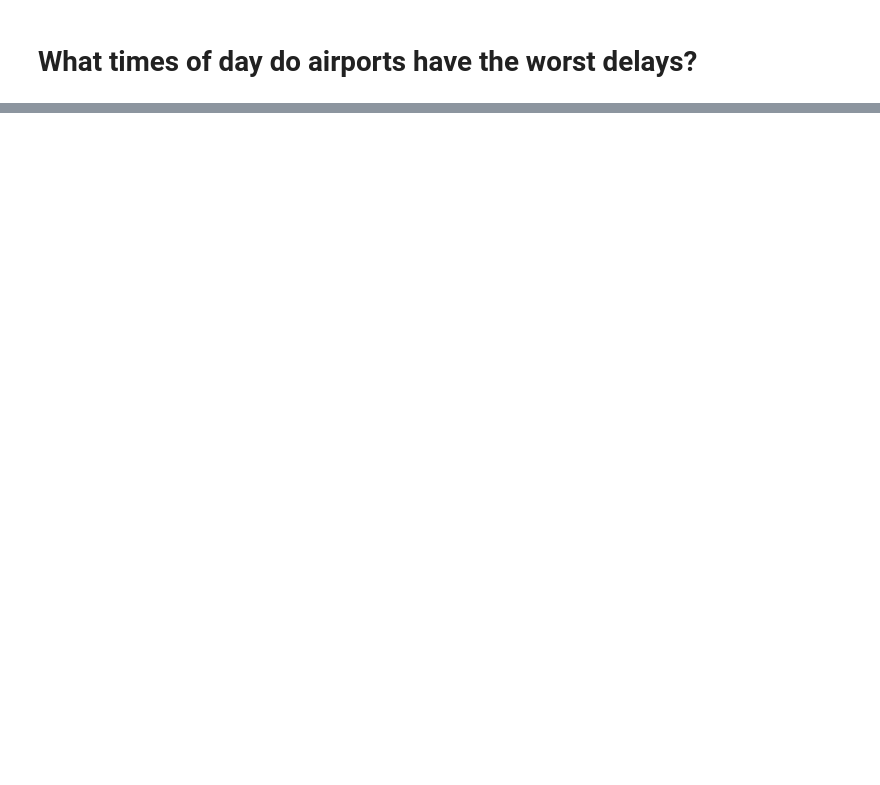
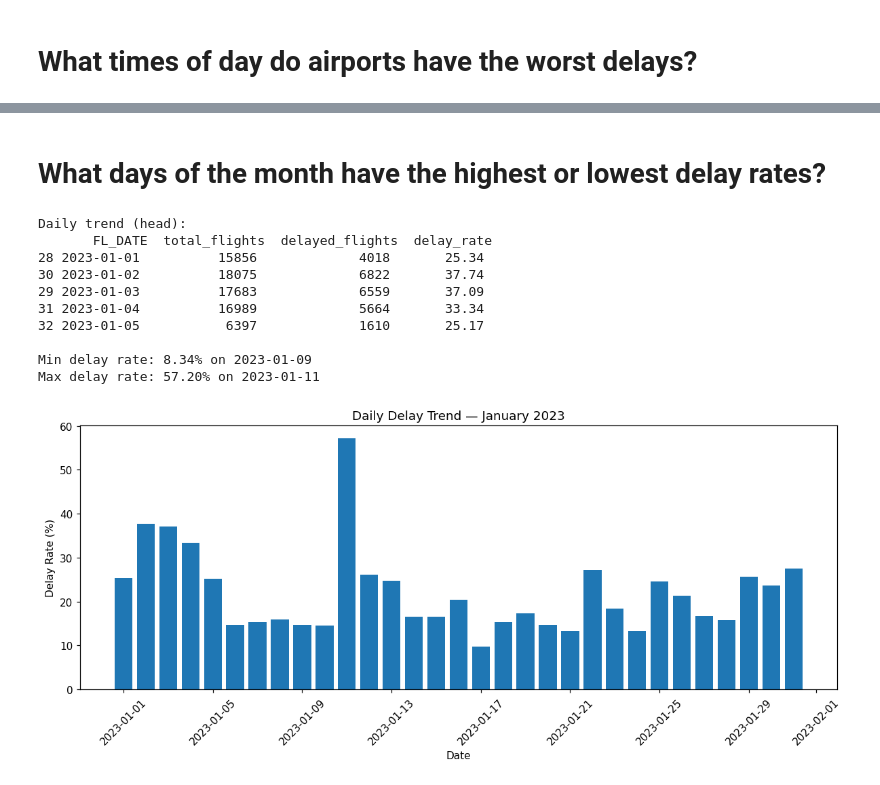
Before and after one commit to geoffreycloud/Flight-Delay-Prediction-Using-Apache-Spark, a Jupyter notebook: notebooks/eda.ipynb, the cells around one changed output, grey strips where cells are left out. Cells and saved outputs as stored; diff of their text form; code cells hidden in the pictures; blank space fills up the shorter version.

```diff
--- a/notebooks/eda.ipynb
+++ b/notebooks/eda.ipynb
@@ -163,0 +149,29 @@ df_flags.agg(
+# %% [markdown]
+# What days of the month have the highest or lowest delay rates?
+# %%
+# Daily trend
+daily = load_daily_trend()
+print("\nDaily trend (head):\n", daily.head())
+print(f"\nMin delay rate: {daily['delay_rate'].min():.2f}% on {daily.loc[daily['delay_rate'].idxmin(), 'FL_DATE'].date()}")
+print(f"Max delay rate: {daily['delay_rate'].max():.2f}% on {daily.loc[daily['delay_rate'].idxmax(), 'FL_DATE'].date()}")
+
+plt.figure(figsize=(11, 5))
+plt.bar(daily["FL_DATE"], daily["delay_rate"])
+plt.xlabel("Date")
+plt.ylabel("Delay Rate (%)")
+plt.title("Daily Delay Trend — January 2023")
+plt.xticks(rotation=45)
+plt.tight_layout()
+plt.show()
+# %% [output]
+Daily trend (head):
+       FL_DATE  total_flights  delayed_flights  delay_rate
+28 2023-01-01          15856             4018       25.34
+30 2023-01-02          18075             6822       37.74
+29 2023-01-03          17683             6559       37.09
+31 2023-01-04          16989             5664       33.34
+32 2023-01-05           6397             1610       25.17
+
+Min delay rate: 8.34% on 2023-01-09
+Max delay rate: 57.20% on 2023-01-11
+[figure, added]
```
Also changed, not shown: parts of 12 cells of this notebook.
